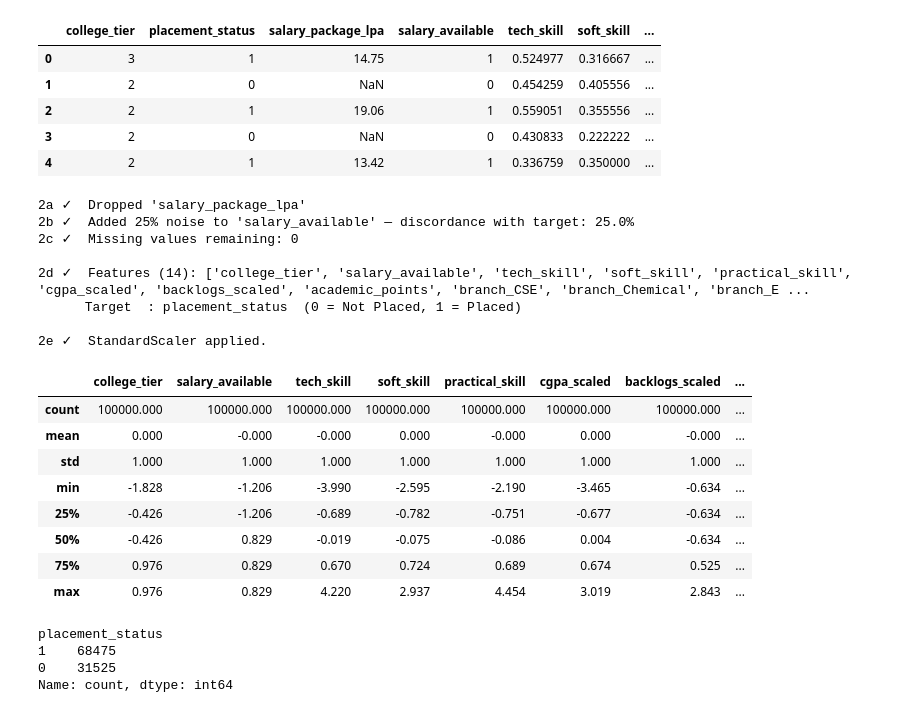
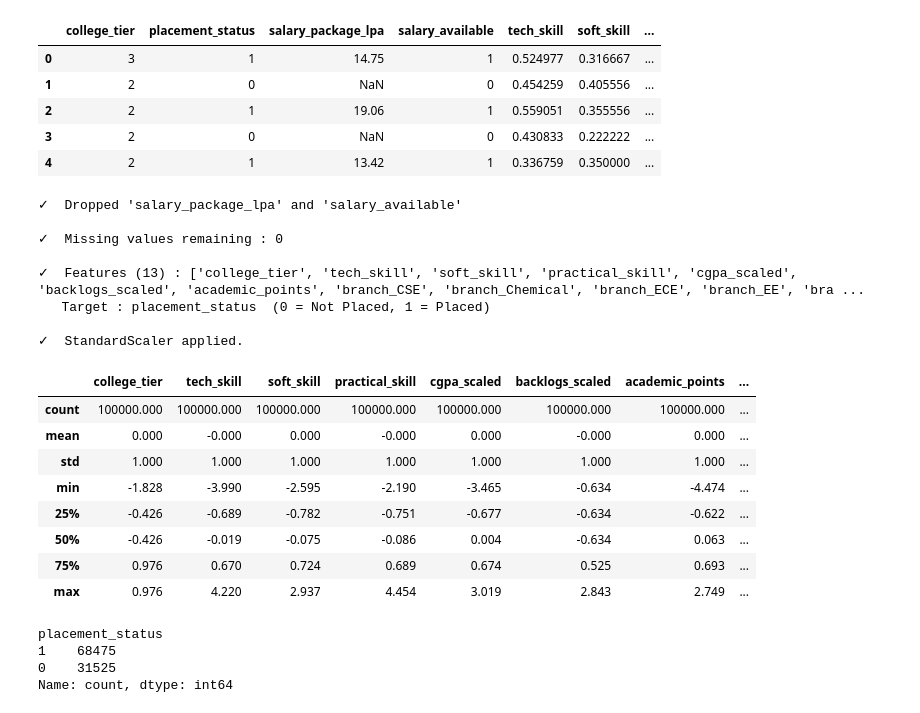
Before and after one commit to Superkai017/student_placement_prediction, a Jupyter notebook: Training/train.ipynb, the cells around one changed output. Saved outputs shown, nothing was run; the diff lists cells and outputs as text; code cells hidden in the pictures.

```diff
--- a/Training/train.ipynb
+++ b/Training/train.ipynb
@@ -45,49 +45,45 @@ Columns: ['college_tier', 'placement_status', 'salary_package_lpa', 'salary_avai
 | 4 | 2 | 1 | 13.42 | 1 | 0.336759 | 0.350000 | ... |
 # %%
 
-df.drop(columns=["salary_package_lpa"], inplace=True)
-print("2a ✓  Dropped 'salary_package_lpa'")
+# Drop both leakage columns
+df.drop(columns=["salary_package_lpa", "salary_available"], errors="ignore", inplace=True)
+print("✓  Dropped 'salary_package_lpa' and 'salary_available'")
 
+# Fill any remaining NaN with column median
+for col in df.columns:
+    if df[col].isnull().any():
+        df[col].fillna(df[col].median(), inplace=True)
+        print(f"   Fixed NaN in '{col}'")
 
-n_to_flip    = int(0.25 * len(df))
-flip_indices = np.random.choice(df.index, size=n_to_flip, replace=False)
-df.loc[flip_indices, "salary_available"] = 1 - df.loc[flip_indices, "salary_available"]
+print(f"\n✓  Missing values remaining : {df.isnull().sum().sum()}")
 
-discordance = (df["salary_available"] != df["placement_status"]).mean() * 100
-print(f"2b ✓  Added 25% noise to 'salary_available' — discordance with target: {discordance:.1f}%")
-
-# 2c. Confirm no remaining missing values
-print(f"2c ✓  Missing values remaining: {df.isnull().sum().sum()}")
-
-# 2d. Feature / target split
 X = df.drop(columns=["placement_status"])
 y = df["placement_status"]
-print(f"\n2d ✓  Features ({X.shape[1]}): {X.columns.tolist()}")
-print(f"      Target  : placement_status  (0 = Not Placed, 1 = Placed)")
+print(f"\n✓  Features ({X.shape[1]}) : {X.columns.tolist()}")
+print(f"   Target : placement_status  (0 = Not Placed, 1 = Placed)")
 
-# 2e. StandardScaler — z-normalises every feature to mean=0, std=1
 scaler   = StandardScaler()
 X_scaled = pd.DataFrame(scaler.fit_transform(X), columns=X.columns)
-print("\n2e ✓  StandardScaler applied.")
+print("\n✓  StandardScaler applied.")
 display(X_scaled.describe().round(3))
 # %% [output]
-2a ✓  Dropped 'salary_package_lpa'
-2b ✓  Added 25% noise to 'salary_available' — discordance with target: 25.0%
-2c ✓  Missing values remaining: 0
+✓  Dropped 'salary_package_lpa' and 'salary_available'
 
-2d ✓  Features (14): ['college_tier', 'salary_available', 'tech_skill', 'soft_skill', 'practical_skill', 'cgpa_scaled', 'backlogs_scaled', 'academic_points', 'branch_CSE', 'branch_Chemical', 'branch_E ...
-      Target  : placement_status  (0 = Not Placed, 1 = Placed)
+✓  Missing values remaining : 0
 
-2e ✓  StandardScaler applied.
+✓  Features (13) : ['college_tier', 'tech_skill', 'soft_skill', 'practical_skill', 'cgpa_scaled', 'backlogs_scaled', 'academic_points', 'branch_CSE', 'branch_Chemical', 'branch_ECE', 'branch_EE', 'bra ...
+   Target : placement_status  (0 = Not Placed, 1 = Placed)
+
+✓  StandardScaler applied.
-|  | college_tier | salary_available | tech_skill | soft_skill | practical_skill | cgpa_scaled | backlogs_scaled | ... |
+|  | college_tier | tech_skill | soft_skill | practical_skill | cgpa_scaled | backlogs_scaled | academic_points | ... |
 | count | 100000.000 | 100000.000 | 100000.000 | 100000.000 | 100000.000 | 100000.000 | 100000.000 | ... |
-| mean | 0.000 | -0.000 | -0.000 | 0.000 | -0.000 | 0.000 | -0.000 | ... |
+| mean | 0.000 | -0.000 | 0.000 | -0.000 | 0.000 | -0.000 | 0.000 | ... |
 | std | 1.000 | 1.000 | 1.000 | 1.000 | 1.000 | 1.000 | 1.000 | ... |
-| min | -1.828 | -1.206 | -3.990 | -2.595 | -2.190 | -3.465 | -0.634 | ... |
-| 25% | -0.426 | -1.206 | -0.689 | -0.782 | -0.751 | -0.677 | -0.634 | ... |
-| 50% | -0.426 | 0.829 | -0.019 | -0.075 | -0.086 | 0.004 | -0.634 | ... |
-| 75% | 0.976 | 0.829 | 0.670 | 0.724 | 0.689 | 0.674 | 0.525 | ... |
-| max | 0.976 | 0.829 | 4.220 | 2.937 | 4.454 | 3.019 | 2.843 | ... |
+| min | -1.828 | -3.990 | -2.595 | -2.190 | -3.465 | -0.634 | -4.474 | ... |
+| 25% | -0.426 | -0.689 | -0.782 | -0.751 | -0.677 | -0.634 | -0.622 | ... |
+| 50% | -0.426 | -0.019 | -0.075 | -0.086 | 0.004 | -0.634 | 0.063 | ... |
+| 75% | 0.976 | 0.670 | 0.724 | 0.689 | 0.674 | 0.525 | 0.693 | ... |
+| max | 0.976 | 4.220 | 2.937 | 4.454 | 3.019 | 2.843 | 2.749 | ... |
 # %%
 df['placement_status'].value_counts()
 # %% [output]
```
Also changed, not shown: parts of 10 cells of this notebook.
